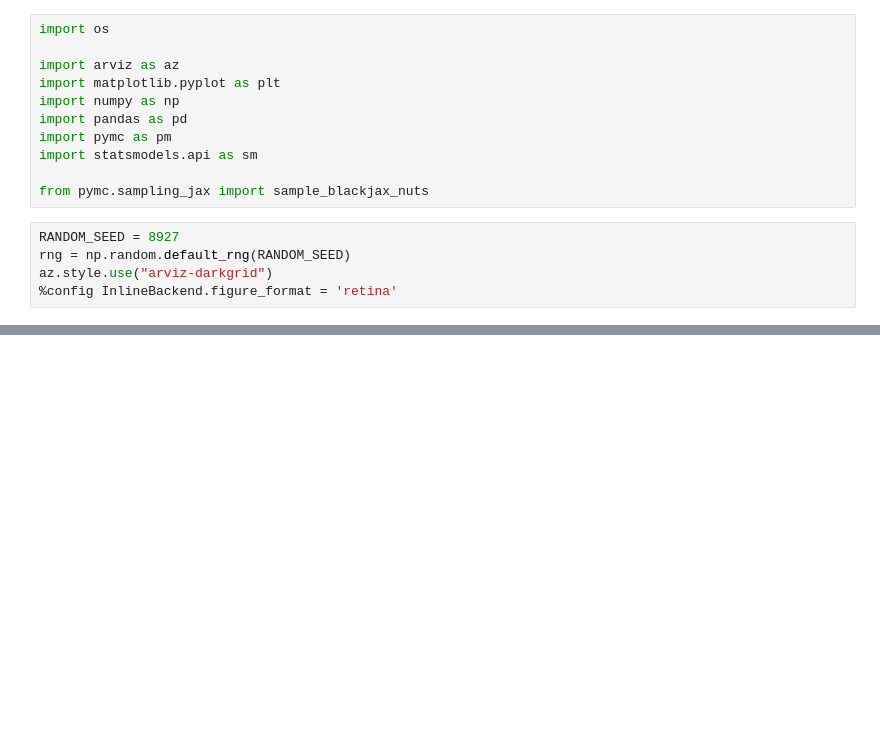
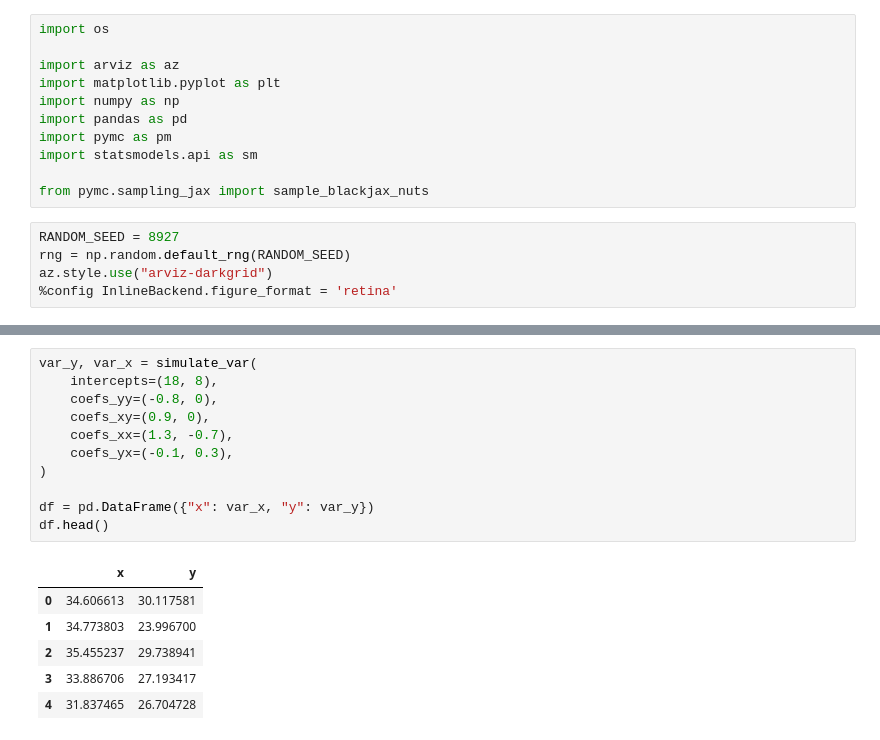
Before and after one commit to styuk/Time-Seriese, a Jupyter notebook: python/bayesianvar.ipynb, the cells around one changed output, grey strips where cells are left out. Saved outputs shown, nothing was run; the diff lists cells and outputs as text; blank space fills up the shorter version.

```diff
--- a/python/bayesianvar.ipynb
+++ b/python/bayesianvar.ipynb
@@ -45,0 +73,18 @@ az.style.use("arviz-darkgrid")
+# %%
+var_y, var_x = simulate_var(
+    intercepts=(18, 8),
+    coefs_yy=(-0.8, 0),
+    coefs_xy=(0.9, 0),
+    coefs_xx=(1.3, -0.7),
+    coefs_yx=(-0.1, 0.3),
+)
+
+df = pd.DataFrame({"x": var_x, "y": var_y})
+df.head()
+# %% [output]
+|  | x | y |
+| 0 | 34.606613 | 30.117581 |
+| 1 | 34.773803 | 23.996700 |
+| 2 | 35.455237 | 29.738941 |
+| 3 | 33.886706 | 27.193417 |
+| 4 | 31.837465 | 26.704728 |
```
Also changed, not shown: parts of 2 cells of this notebook.
